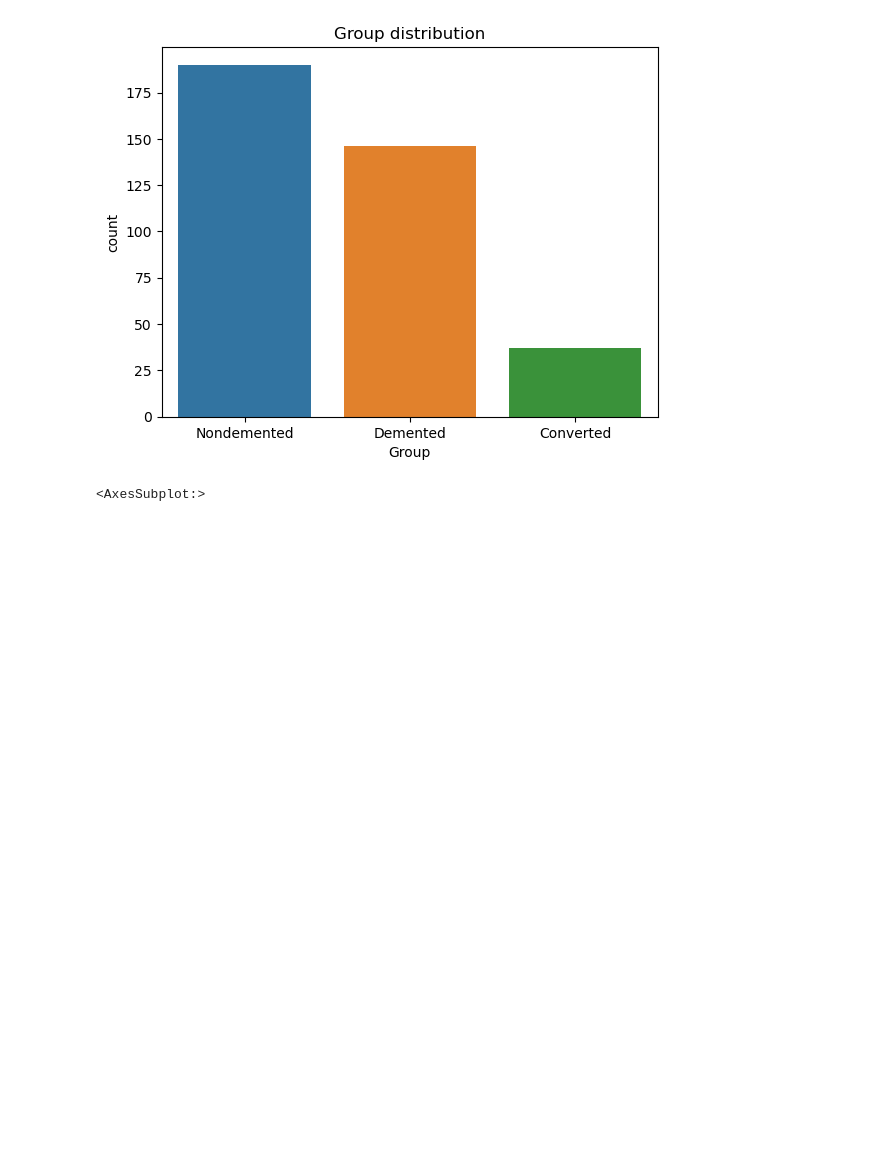
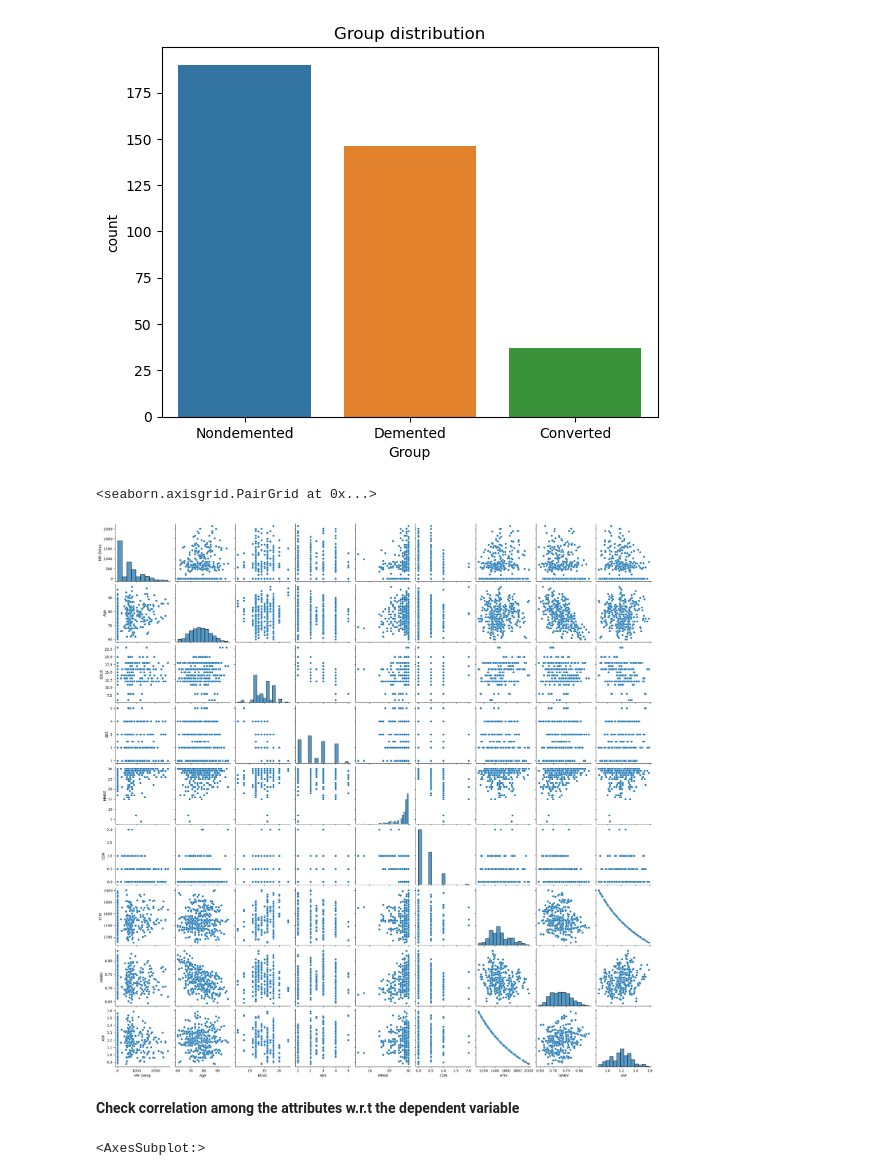
Before and after one commit to MPragya-20/Alzheimer_classification, a Jupyter notebook: alzheimer-s-disease-classification.ipynb, the cells around one changed output. Drawn from its saved outputs; the diff is of its cells as text; code cells hidden in the pictures; blank space fills up the shorter version.

```diff
--- a/alzheimer-s-disease-classification.ipynb
+++ b/alzheimer-s-disease-classification.ipynb
@@ -161,6 +161,13 @@ plt.title("Group distribution")
 plt.show()
 # %% [output]
 [figure]
+# %%
+sns.pairplot(long_data)
+# %% [output]
+<seaborn.axisgrid.PairGrid at 0x...>
+[figure, added]
+# %% [markdown]
+**Check correlation among the attributes w.r.t the dependent variable**
 # %%
 corr_obj = long_data.corr()
 plt.figure(figsize=(12,9))
```
Also changed, not shown: parts of 16 cells of this notebook.
